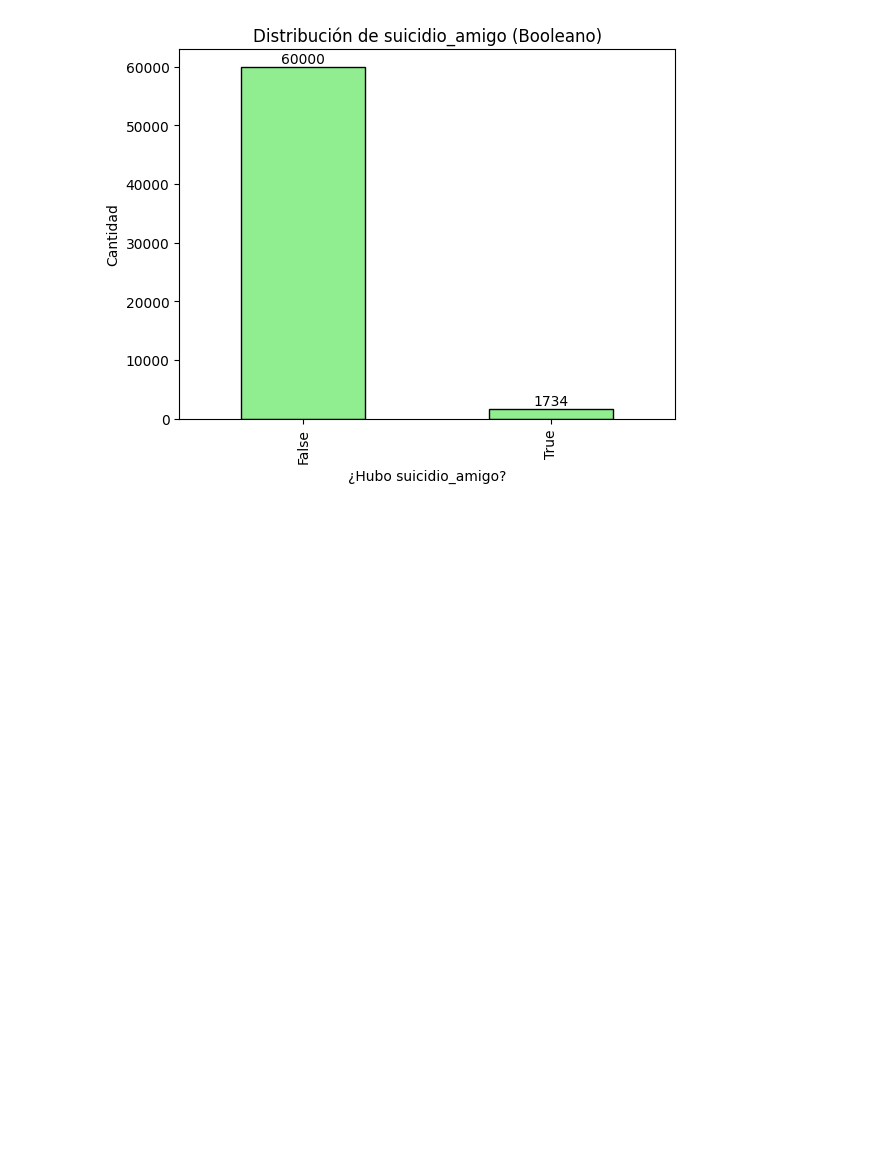
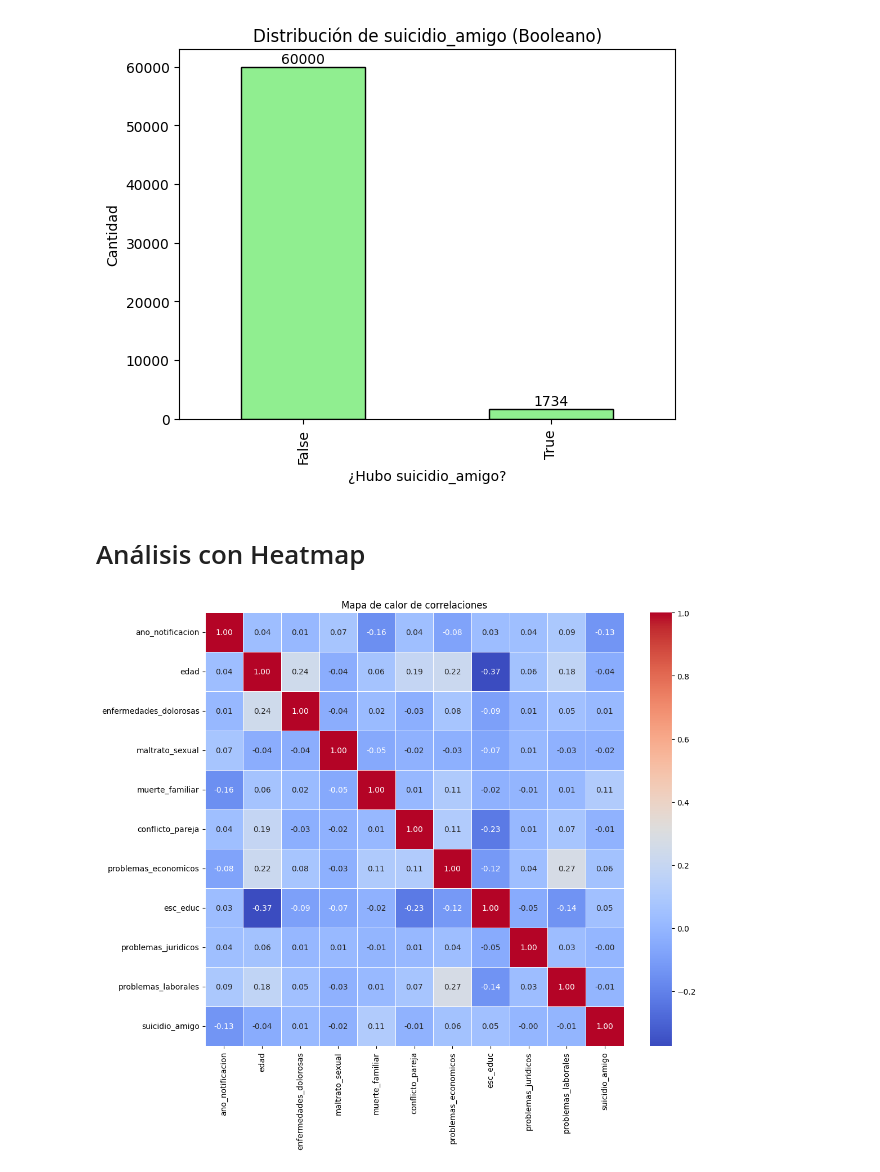
Before and after one commit to dylan-script/programacion_analitca_datos, a Jupyter notebook: Project/Code/analysis.ipynb, the cells around one changed output. Cells and saved outputs as stored; diff of their text form; code cells hidden in the pictures; blank space fills up the shorter version.

```diff
--- a/Project/Code/analysis.ipynb
+++ b/Project/Code/analysis.ipynb
@@ -603,3 +622,23 @@ plt.title('Distribución de suicidio_amigo (Booleano)')
 plt.show()
 # %% [output]
 [figure]
+# %% [markdown]
+# Análisis con Heatmap
+# %%
+# --- Heatmap de correlaciones ---
+
+# Convertimos las variables booleanas a int para calcular correlaciones
+df_heatmap = df.copy()
+boolean_columns = df_heatmap.select_dtypes(include=bool).columns
+df_heatmap[boolean_columns] = df_heatmap[boolean_columns].astype(int)
+
+# Solo tomamos variables numéricas para el heatmap
+corr = df_heatmap.select_dtypes(include=[np.number]).corr()
+
+# Gráfica
+plt.figure(figsize=(12,10))
+sns.heatmap(corr, annot=True, cmap='coolwarm', fmt=".2f", linewidths=0.5)
+plt.title("Mapa de calor de correlaciones")
+plt.show()
+# %% [output]
+[figure, added]
```
Also changed, not shown: parts of 4 cells of this notebook.
